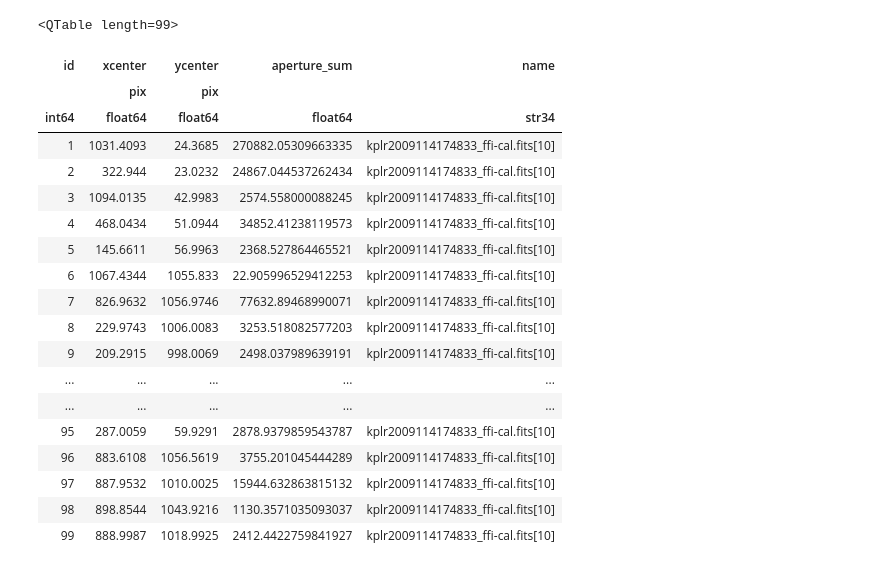
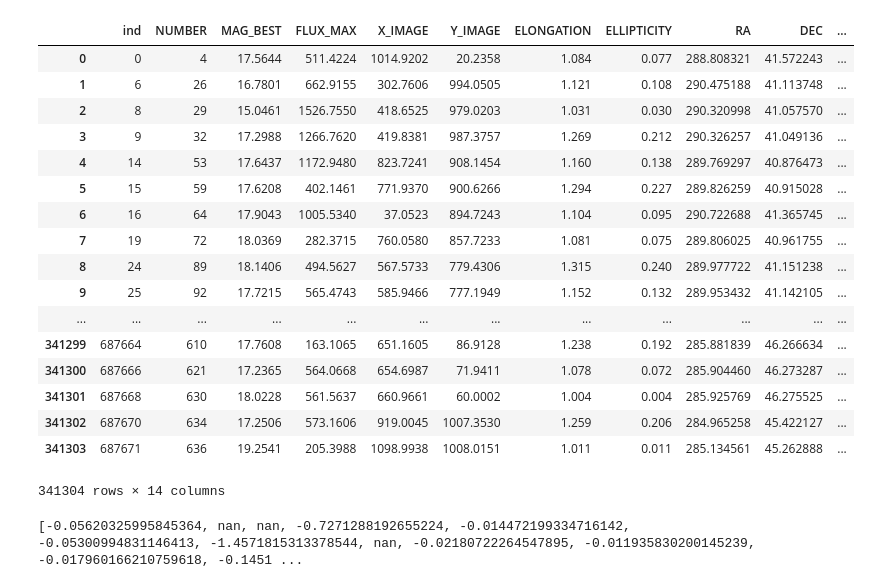
Before and after one commit to mj1e16lsst/keplerPhotometry, a Jupyter notebook: magIncreaseInDIff.ipynb, the cells around one changed output. Cells and saved outputs as stored; diff of their text form; code cells hidden in the pictures.

```diff
--- a/magIncreaseInDIff.ipynb
+++ b/magIncreaseInDIff.ipynb
@@ -17,3 +18,7 @@ imageDir = '/media/mj1e16/PP AV-TV/keplerCal/'
+# %%
+diffDir = '/data/mj1e16/kepler/properDiff/'
+medianDir = '/data/mj1e16/kepler/medians/'
+imageDir = '/data/mj1e16/kepler/cal/'
 # %%
 diffImages = os.listdir(diffDir)
 diffImages = [x for x in diffImages if '.fits' in x]
@@ -62,3 +159,9 @@ for x in diffImages:
     results = findName(x)
     image2diff[results[0]] = x
     image2median[results[0]] = results[1]
+
+diff = [image2diff[x] for x in imname]
+median = [image2median[x] for x in imname]
+
+unmatchedObjects['diffImage'] = diff
+unmatchedObjects['medianImage'] = median
@@ -120,23 +167,0 @@ magdiff
-# %%
-phot_table_diff
-# %% [output]
-<QTable length=99>
-| id | xcenter | ycenter | aperture_sum | name |
-|  | pix | pix |  |  |
-| int64 | float64 | float64 | float64 | str34 |
-| 1 | 1031.4093 | 24.3685 | 270882.05309663335 | kplr2009114174833_ffi-cal.fits[10] |
-| 2 | 322.944 | 23.0232 | 24867.044537262434 | kplr2009114174833_ffi-cal.fits[10] |
-| 3 | 1094.0135 | 42.9983 | 2574.558000088245 | kplr2009114174833_ffi-cal.fits[10] |
-| 4 | 468.0434 | 51.0944 | 34852.41238119573 | kplr2009114174833_ffi-cal.fits[10] |
-| 5 | 145.6611 | 56.9963 | 2368.527864465521 | kplr2009114174833_ffi-cal.fits[10] |
-| 6 | 1067.4344 | 1055.833 | 22.905996529412253 | kplr2009114174833_ffi-cal.fits[10] |
-| 7 | 826.9632 | 1056.9746 | 77632.89468990071 | kplr2009114174833_ffi-cal.fits[10] |
-| 8 | 229.9743 | 1006.0083 | 3253.518082577203 | kplr2009114174833_ffi-cal.fits[10] |
-| 9 | 209.2915 | 998.0069 | 2498.037989639191 | kplr2009114174833_ffi-cal.fits[10] |
-| ... | ... | ... | ... | ... |
-| ... | ... | ... | ... | ... |
-| 95 | 287.0059 | 59.9291 | 2878.9379859543787 | kplr2009114174833_ffi-cal.fits[10] |
-| 96 | 883.6108 | 1056.5619 | 3755.201045444289 | kplr2009114174833_ffi-cal.fits[10] |
-| 97 | 887.9532 | 1010.0025 | 15944.632863815132 | kplr2009114174833_ffi-cal.fits[10] |
-| 98 | 898.8544 | 1043.9216 | 1130.3571035093037 | kplr2009114174833_ffi-cal.fits[10] |
-| 99 | 888.9987 | 1018.9925 | 2412.4422759841927 | kplr2009114174833_ffi-cal.fits[10] |
@@ -147,0 +168,35 @@ phot_table = aperture_photometry(data, apertures)
+# %%
+name = imname[0]
+diffname = image2diff[name]
+df = unmatchedObjects.to_pandas()
+mindf = df[df['NAME'] == name]
+minitab = Table.from_pandas(mindf)
+matchtab = ascii.read('/data/mj1e16/kepler/sexKeplerCal/'+name+'.csv')
+#mediantab = ascii.read('/data/mj1e16/kepler/sexKeplerMedian/'+image2median[name]+'.csv')
+bigdf = matchtab.to_pandas()
+#meddf = mediantab.to_pandas()
+# %%
+df
+# %% [output]
+|  | ind | NUMBER | MAG_BEST | FLUX_MAX | X_IMAGE | Y_IMAGE | ELONGATION | ELLIPTICITY | RA | DEC | ... |
+| 0 | 0 | 4 | 17.5644 | 511.4224 | 1014.9202 | 20.2358 | 1.084 | 0.077 | 288.808321 | 41.572243 | ... |
+| 1 | 6 | 26 | 16.7801 | 662.9155 | 302.7606 | 994.0505 | 1.121 | 0.108 | 290.475188 | 41.113748 | ... |
+| 2 | 8 | 29 | 15.0461 | 1526.7550 | 418.6525 | 979.0203 | 1.031 | 0.030 | 290.320998 | 41.057570 | ... |
+| 3 | 9 | 32 | 17.2988 | 1266.7620 | 419.8381 | 987.3757 | 1.269 | 0.212 | 290.326257 | 41.049136 | ... |
+| 4 | 14 | 53 | 17.6437 | 1172.9480 | 823.7241 | 908.1454 | 1.160 | 0.138 | 289.769297 | 40.876473 | ... |
+| 5 | 15 | 59 | 17.6208 | 402.1461 | 771.9370 | 900.6266 | 1.294 | 0.227 | 289.826259 | 40.915028 | ... |
+| 6 | 16 | 64 | 17.9043 | 1005.5340 | 37.0523 | 894.7243 | 1.104 | 0.095 | 290.722688 | 41.365745 | ... |
+| 7 | 19 | 72 | 18.0369 | 282.3715 | 760.0580 | 857.7233 | 1.081 | 0.075 | 289.806025 | 40.961755 | ... |
+| 8 | 24 | 89 | 18.1406 | 494.5627 | 567.5733 | 779.4306 | 1.315 | 0.240 | 289.977722 | 41.151238 | ... |
+| 9 | 25 | 92 | 17.7215 | 565.4743 | 585.9466 | 777.1949 | 1.152 | 0.132 | 289.953432 | 41.142105 | ... |
+| ... | ... | ... | ... | ... | ... | ... | ... | ... | ... | ... | ... |
+| 341299 | 687664 | 610 | 17.7608 | 163.1065 | 651.1605 | 86.9128 | 1.238 | 0.192 | 285.881839 | 46.266634 | ... |
+| 341300 | 687666 | 621 | 17.2365 | 564.0668 | 654.6987 | 71.9411 | 1.078 | 0.072 | 285.904460 | 46.273287 | ... |
+| 341301 | 687668 | 630 | 18.0228 | 561.5637 | 660.9661 | 60.0002 | 1.004 | 0.004 | 285.925769 | 46.275525 | ... |
+| 341302 | 687670 | 634 | 17.2506 | 573.1606 | 919.0045 | 1007.3530 | 1.259 | 0.206 | 284.965258 | 45.422127 | ... |
+| 341303 | 687671 | 636 | 19.2541 | 205.3988 | 1098.9938 | 1008.0151 | 1.011 | 0.011 | 285.134561 | 45.262888 | ... |
+341304 rows × 14 columns
+# %%
+matches = findMatchesNoCondition(imageDir+name,diffDir+diffname,minitab,matchtab,mindf,bigdf,max_sep=5*u.arcsec)
+# %% [output]
+[-0.05620325995845364, nan, nan, -0.7271288192655224, -0.014472199334716142, -0.05300994831146413, -1.4571815313378544, nan, -0.02180722264547895, -0.011935830200145239, -0.017960166210759618, -0.1451 ...
```
Also changed, not shown: parts of 9 cells of this notebook.
